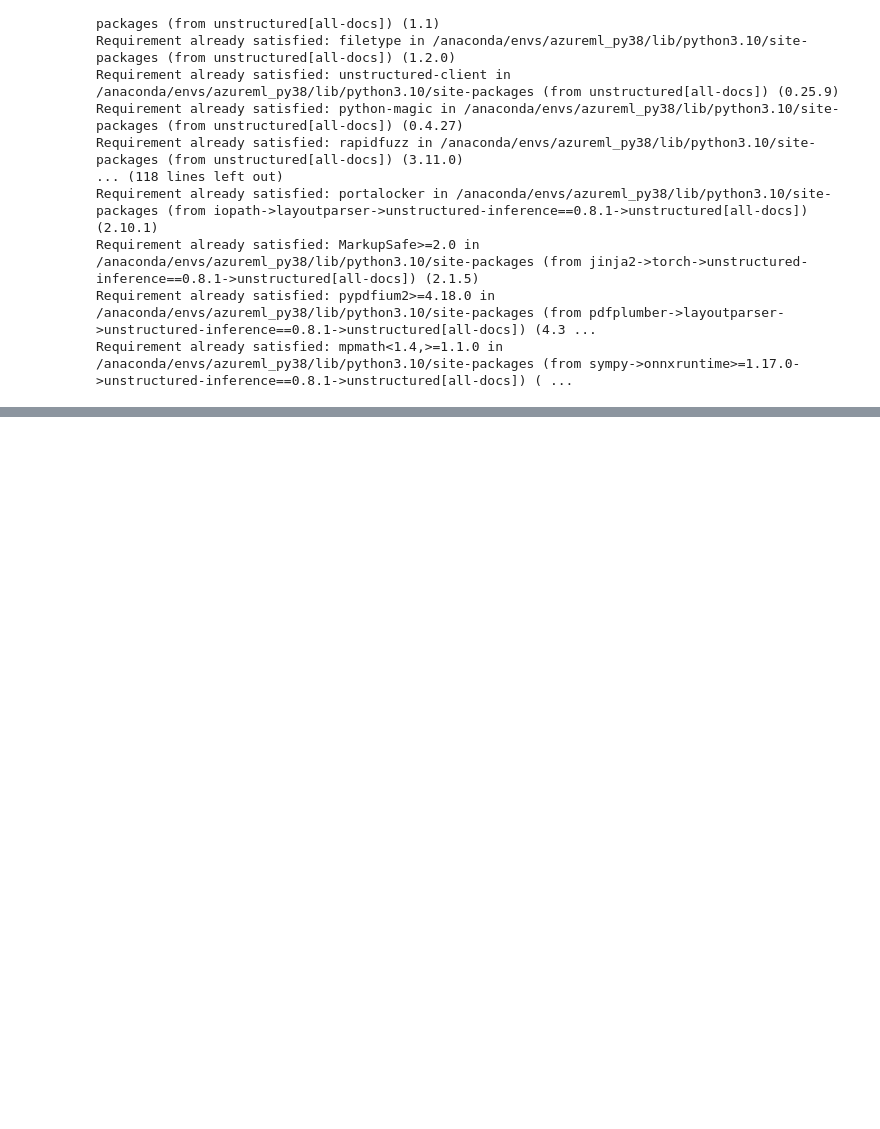
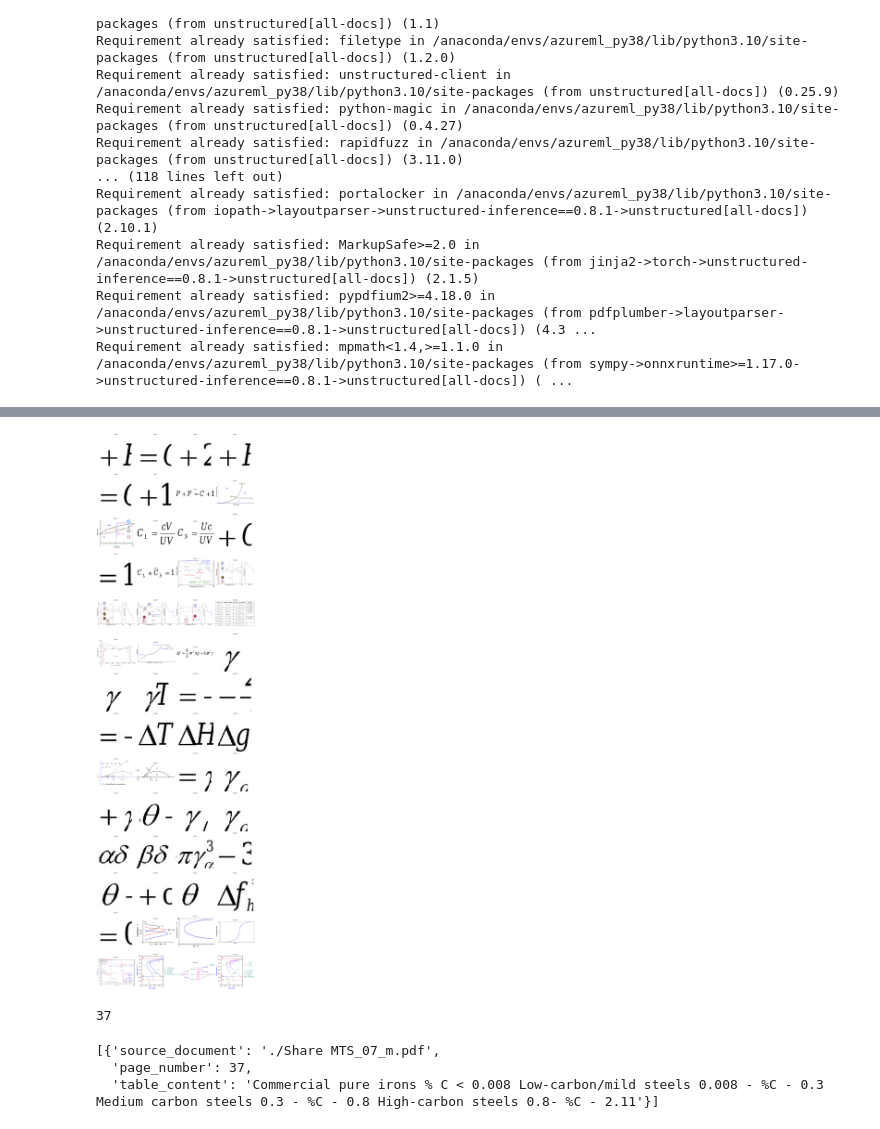
Before and after one commit to Sukruth097/project, a Jupyter notebook: notebook/dataingestion.ipynb, the cells around one changed output, grey strips where cells are left out. Saved outputs shown, nothing was run; the diff lists cells and outputs as text; code cells hidden in the pictures; blank space fills up the shorter version.

```diff
--- a/notebook/dataingestion.ipynb
+++ b/notebook/dataingestion.ipynb
@@ -118,0 +237,14 @@ raw_pdf_elements = partition_pdf(
+# %%
+from unstructured.documents.elements import Image
+image_data = []
+
+for element in raw_pdf_elements:
+    if isinstance(element, Image):
+        page_number = element.metadata.page_number
+        image_path = element.metadata.image_path if hasattr(element.metadata, 'image_path') else None
+
+        image_data.append({
+            "source_document": "./Share MTS_07_m.pdf",
+            "page_number": page_number,
+            "image_path": image_path
+        })
@@ -118,0 +275,53 @@ raw_pdf_elements = partition_pdf(
+# %%
+valid_images = [img for img in image_data if img['image_path']]
+images_per_row = 4
+if not valid_images:
+    print("No valid image data available.")
+
+num_images = len(valid_images)
+num_rows = math.ceil(num_images / images_per_row)
+
+fig, axes = plt.subplots(num_rows, images_per_row, figsize=(20, 5*num_rows))
+axes = axes.flatten() if num_rows > 1 else [axes]
+
+for ax, img_data in zip(axes, valid_images):
+    try:
+        img = Image.open(img_data['image_path'])
+        ax.imshow(img)
+        ax.axis('off')
+        ax.set_title(f"Page {img_data['page_number']}", fontsize=10)
+    except Exception as e:
+        print(f"Error loading image {img_data['image_path']}: {str(e)}")
+        ax.text(0.5, 0.5, f"Error loading image\n{str(e)}", ha='center', va='center')
+        ax.axis('off')
+
+for ax in axes[num_images:]:
+    fig.delaxes(ax)
+
+plt.tight_layout()
+plt.show()
+# %% [output]
+[figure, added]
+# %%
+from unstructured.documents.elements import Table
+table_data = []
+
+for element in raw_pdf_elements:
+    if isinstance(element, Table):
+        page_number = element.metadata.page_number
+        print(page_number)
+
+        # Extract table content as a string
+        table_content = str(element)
+
+        table_data.append({
+            "source_document": "./Share MTS_07_m.pdf",
+            "page_number": page_number,
+            "table_content": table_content
+        })
+table_data
+# %% [output]
+37
+[{'source_document': './Share MTS_07_m.pdf',
+  'page_number': 37,
+  'table_content': 'Commercial pure irons % C < 0.008 Low-carbon/mild steels 0.008 - %C - 0.3 Medium carbon steels 0.3 - %C - 0.8 High-carbon steels 0.8- %C - 2.11'}]
```
Also changed, not shown: parts of 23 cells of this notebook, 5 other files.
